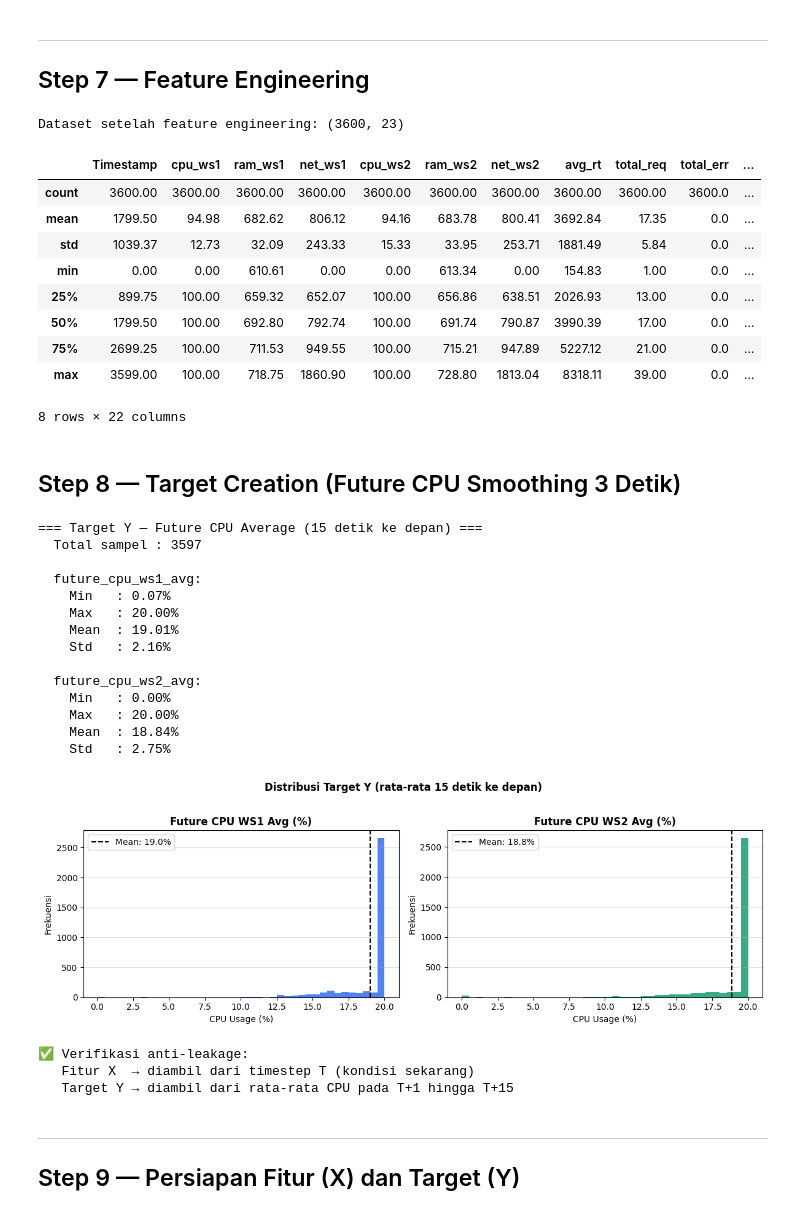
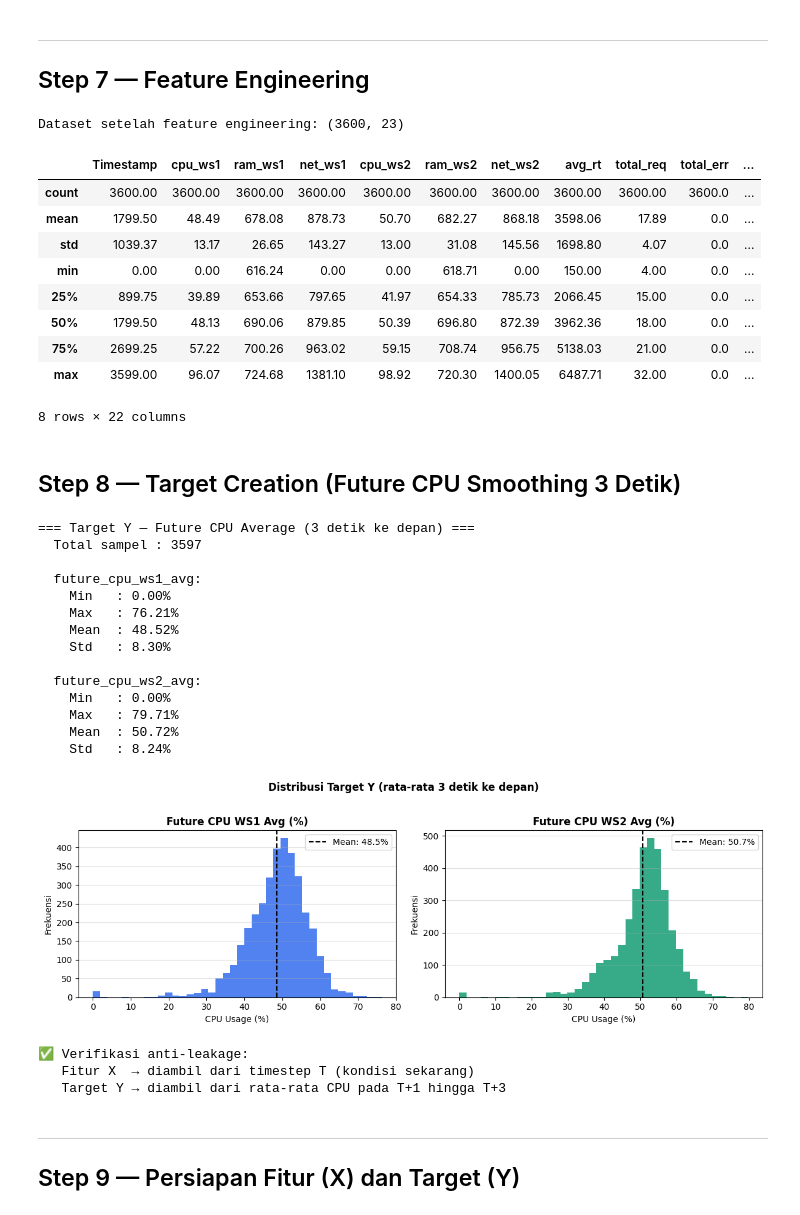
Before and after one commit to Dcrezztopia/Load-Balancing-Berbasis-AI, a Jupyter notebook: xgboost_load_balancer.ipynb, the cells around one changed output. Cells and saved outputs as stored; diff of their text form; code cells hidden in the pictures.

Commit message:
com: RMSE=(5.92%, 5.45%), MAE=(4.69%, 4.33%), R2=(0.31, 0.35) - Ganti dataset, upgrade arsitektur vCPU = 2 di ws1 & ws2.

```diff
--- a/xgboost_load_balancer.ipynb
+++ b/xgboost_load_balancer.ipynb
@@ -54,14 +54,14 @@ print('✅ Semua library berhasil di-import.')
 # ============================================================
 
 # File metrik server (format dool/dstat)
-PATH_RR_WS1 = 'Dataset/RR_100T_1200R_1800D_ws1.csv'
-PATH_RR_WS2 = 'Dataset/RR_100T_1200R_1800D_ws2.csv'
-PATH_LC_WS1 = 'Dataset/LC_100T_1200R_1800D_ws1.csv'
-PATH_LC_WS2 = 'Dataset/LC_100T_1200R_1800D_ws2.csv'
+PATH_RR_WS1 = 'Dataset/RR_100T_1200R_1800D_2vCPU_ws1.csv'
+PATH_RR_WS2 = 'Dataset/RR_100T_1200R_1800D_2vCPU_ws2.csv'
+PATH_LC_WS1 = 'Dataset/LC_100T_1200R_1800D_2vCPU_ws1.csv'
+PATH_LC_WS2 = 'Dataset/LC_100T_1200R_1800D_2vCPU_ws2.csv'
 
 # File log JMeter (raw HTTP request)
-PATH_RR_JM  = 'Dataset/RR_100T_1200R_1800D_JM.csv'
-PATH_LC_JM  = 'Dataset/LC_100T_1200R_1800D_JM.csv'
+PATH_RR_JM  = 'Dataset/RR_100T_1200R_1800D_2vCPU_JM.csv'
+PATH_LC_JM  = 'Dataset/LC_100T_1200R_1800D_2vCPU_JM.csv'
 
 # Output model
 PATH_MODEL  = 'model/xgb_load_balancer.pkl'
@@ -386,13 +386,13 @@ display(df.describe().round(2))
 Dataset setelah feature engineering: (3600, 23)
 |  | Timestamp | cpu_ws1 | ram_ws1 | net_ws1 | cpu_ws2 | ram_ws2 | net_ws2 | avg_rt | total_req | total_err | ... |
 | count | 3600.00 | 3600.00 | 3600.00 | 3600.00 | 3600.00 | 3600.00 | 3600.00 | 3600.00 | 3600.00 | 3600.0 | ... |
-| mean | 1799.50 | 94.98 | 682.62 | 806.12 | 94.16 | 683.78 | 800.41 | 3692.84 | 17.35 | 0.0 | ... |
-| std | 1039.37 | 12.73 | 32.09 | 243.33 | 15.33 | 33.95 | 253.71 | 1881.49 | 5.84 | 0.0 | ... |
-| min | 0.00 | 0.00 | 610.61 | 0.00 | 0.00 | 613.34 | 0.00 | 154.83 | 1.00 | 0.0 | ... |
-| 25% | 899.75 | 100.00 | 659.32 | 652.07 | 100.00 | 656.86 | 638.51 | 2026.93 | 13.00 | 0.0 | ... |
-| 50% | 1799.50 | 100.00 | 692.80 | 792.74 | 100.00 | 691.74 | 790.87 | 3990.39 | 17.00 | 0.0 | ... |
-| 75% | 2699.25 | 100.00 | 711.53 | 949.55 | 100.00 | 715.21 | 947.89 | 5227.12 | 21.00 | 0.0 | ... |
-| max | 3599.00 | 100.00 | 718.75 | 1860.90 | 100.00 | 728.80 | 1813.04 | 8318.11 | 39.00 | 0.0 | ... |
+| mean | 1799.50 | 48.49 | 678.08 | 878.73 | 50.70 | 682.27 | 868.18 | 3598.06 | 17.89 | 0.0 | ... |
+| std | 1039.37 | 13.17 | 26.65 | 143.27 | 13.00 | 31.08 | 145.56 | 1698.80 | 4.07 | 0.0 | ... |
+| min | 0.00 | 0.00 | 616.24 | 0.00 | 0.00 | 618.71 | 0.00 | 150.00 | 4.00 | 0.0 | ... |
+| 25% | 899.75 | 39.89 | 653.66 | 797.65 | 41.97 | 654.33 | 785.73 | 2066.45 | 15.00 | 0.0 | ... |
+| 50% | 1799.50 | 48.13 | 690.06 | 879.85 | 50.39 | 696.80 | 872.39 | 3962.36 | 18.00 | 0.0 | ... |
+| 75% | 2699.25 | 57.22 | 700.26 | 963.02 | 59.15 | 708.74 | 956.75 | 5138.03 | 21.00 | 0.0 | ... |
+| max | 3599.00 | 96.07 | 724.68 | 1381.10 | 98.92 | 720.30 | 1400.05 | 6487.71 | 32.00 | 0.0 | ... |
 8 rows × 22 columns
 # %% [markdown]
 ## Step 8 — Target Creation (Future CPU Smoothing 3 Detik)
@@ -402,7 +402,7 @@ import pandas as pd
 import matplotlib.pyplot as plt
 import matplotlib.gridspec as gridspec
 
-SMOOTHING_WINDOW = 15  # rata-rata N detik ke depan
+SMOOTHING_WINDOW = 3  # rata-rata N detik ke depan
 
 # ── Target Y: rata-rata CPU WS1 dan WS2 pada T+1, T+2, T+3
 #    Ini adalah NILAI NUMERIK yang ingin diprediksi model,
@@ -453,45 +453,45 @@ fig, axes = plt.subplots(1, 2, figsize=(12, 4))
 for ax, col, color, title in zip(
     axes,
     ['future_cpu_ws1_avg', 'future_cpu_ws2_avg'],
     ['#2563EB', '#059669'],
     ['Future CPU WS1 Avg (%)', 'Future CPU WS2 Avg (%)']
 ):
     ax.hist(df[col], bins=40, color=color, alpha=0.8, edgecolor='none')
     ax.axvline(df[col].mean(), color='black', lw=1.5, linestyle='--',
                label=f'Mean: {df[col].mean():.1f}%')
     ax.set_title(title, fontweight='bold')
     ax.set_xlabel('CPU Usage (%)')
     ax.set_ylabel('Frekuensi')
     ax.legend()
     ax.grid(axis='y', alpha=0.4)
 
 plt.suptitle(f'Distribusi Target Y (rata-rata {SMOOTHING_WINDOW} detik ke depan)',
              fontweight='bold', y=1.02)
 plt.tight_layout()
 plt.savefig('model/target_distribution.png', dpi=150, bbox_inches='tight')
 plt.show()
 print('\n✅ Verifikasi anti-leakage:')
 print(f'   Fitur X  → diambil dari timestep T (kondisi sekarang)')
 print(f'   Target Y → diambil dari rata-rata CPU pada T+1 hingga T+{SMOOTHING_WINDOW}')
 # %% [output]
-=== Target Y — Future CPU Average (15 detik ke depan) ===
+=== Target Y — Future CPU Average (3 detik ke depan) ===
   Total sampel : 3597
 
   future_cpu_ws1_avg:
-    Min   : 0.07%
-    Max   : 20.00%
-    Mean  : 19.01%
-    Std   : 2.16%
+    Min   : 0.00%
+    Max   : 76.21%
+    Mean  : 48.52%
+    Std   : 8.30%
 
   future_cpu_ws2_avg:
     Min   : 0.00%
-    Max   : 20.00%
-    Mean  : 18.84%
-    Std   : 2.75%
+    Max   : 79.71%
+    Mean  : 50.72%
+    Std   : 8.24%
-[figure, old version]
+[figure, new version]
 ✅ Verifikasi anti-leakage:
    Fitur X  → diambil dari timestep T (kondisi sekarang)
-   Target Y → diambil dari rata-rata CPU pada T+1 hingga T+15
+   Target Y → diambil dari rata-rata CPU pada T+1 hingga T+3
 # %% [markdown]
 ---
 ## Step 9 — Persiapan Fitur (X) dan Target (Y)
```
Also changed, not shown: parts of 13 cells of this notebook, 7 other files.
